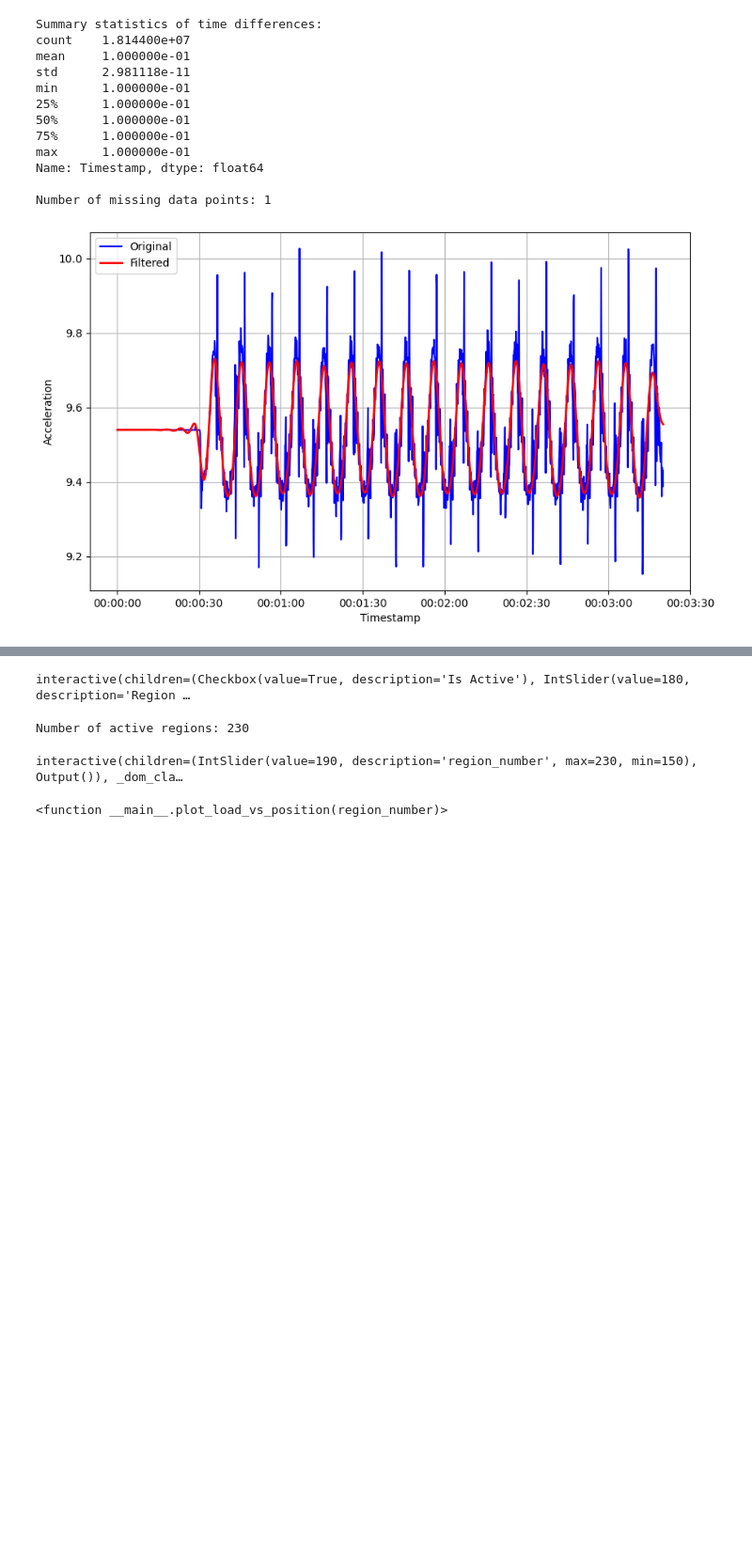
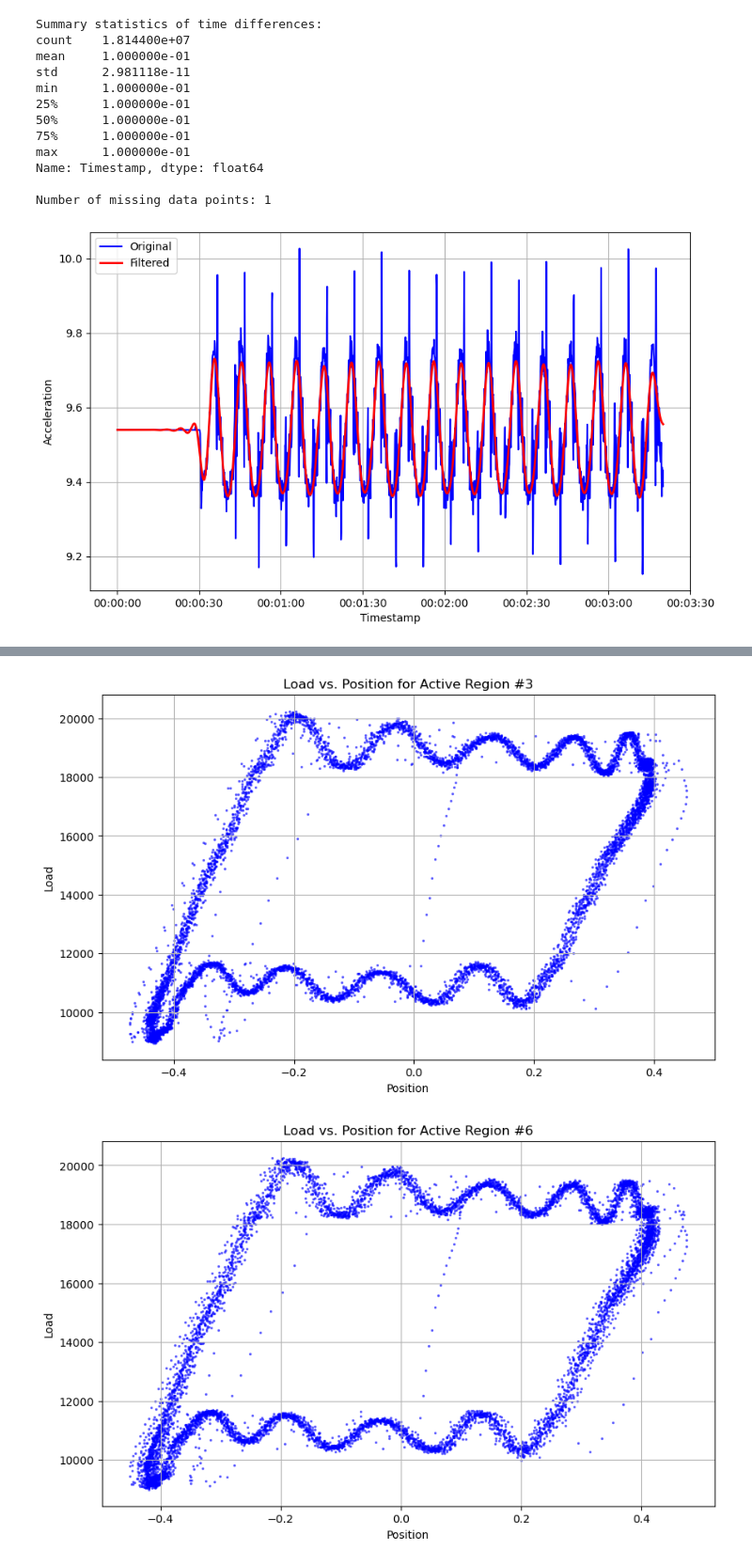
Before and after one commit to khilbert/data-science-projects, a Jupyter notebook: oil-pump-diagnostics.ipynb, the cells around one changed output, grey strips where cells are left out. Shown at 94% size. Cells and saved outputs as stored; diff of their text form; code cells hidden in the pictures; blank space fills up the shorter version.

```diff
--- a/oil-pump-diagnostics.ipynb
+++ b/oil-pump-diagnostics.ipynb
@@ -314,7 +283,8 @@ def accel_to_vel(region_number):
                 filtered_data_bandpass = filtered_data_bandpass[:-1]
 
         # Perform numerical integration to calculate velocity
-        vel = integrate.cumtrapz(filtered_data_bandpass, x=time_in_seconds, initial=0.1)
+        vel = integrate.cumtrapz(filtered_data_bandpass, x=time_in_seconds, initial=0)
+
 
         # Apply high-pass filter to the velocity
         order_hp = 3
@@ -322,16 +292,6 @@ def accel_to_vel(region_number):
         b_hp, a_hp = signal.butter(order_hp, cutoff_frequency_hp, btype='high', analog=False)
         hp_vel = signal.filtfilt(b_hp, a_hp, vel)
 
-#         #Plot filtered velocity over time
-#         plt.figure(figsize=(10, 6))
-#         plt.plot(time_in_seconds, hp_vel, 'g-')
-#         plt.xlim(0,100)
-#         plt.xlabel("Time (seconds)")
-#         plt.ylabel("Filtered Velocity")
-#         plt.title(f'Low-Pass Filtered Numerically Integrated Velocity  for Active Region #{region_number}')
-#         plt.grid(True)
-#         plt.show()
-
         return hp_vel
     else:
         print(f"Region #{region_number} does not exist.")
@@ -349,21 +309,8 @@ def vel_to_pos(region_number):
             else:
                 hp_vel = hp_vel[:-1]
 
-        pos = integrate.cumtrapz(hp_vel, x=time_in_seconds, initial=0)
-        # Calculate the mean value of pos
-        pos_mean = np.mean(pos)
-        # Subtract the mean value from each element of pos
-        pos = pos - pos_mean
-
-#         # Plot position over time
-#         plt.figure(figsize=(10, 6))
-#         plt.plot(time_in_seconds, pos, 'b-')
-#         plt.xlabel("Time (seconds)")
-#         plt.xlim(0,100)
-#         plt.ylabel("Position")
-#         plt.title(f"Position vs. Time for Active Region #{region_number}")
-#         plt.grid(True)
-#         plt.show()
+        # Perform numerical integration to calculate position
+        pos = integrate.cumtrapz(hp_vel, x=time_in_seconds, initial=0.1)
 
         return pos
     else:
@@ -409,12 +319,9 @@ vel_to_pos_plot(10)
 # %%
-buff = 0.05
-
 def plot_load_vs_position(region_number):
-
     if region_number <= len(active_regions):
         start_index, end_index = active_regions[region_number - 1]
         region_length = end_index - start_index
-        buffer = int(buff * region_length)
+        buffer = int(buff * region_length)  # 5% buffer
         buffered_start_index = start_index + buffer
         buffered_end_index = end_index - buffer
 
@@ -427,8 +334,6 @@ def plot_load_vs_position(region_number):
         drop_number = 1
         positions = positions[drop_number:-drop_number]
         loads = loads[drop_number:-drop_number]
-#         positions = positions[-500:]
-#         loads = loads[-500:]
 
         # Create scatter plot
         plt.figure(figsize=(10, 6))
@@ -436,34 +341,15 @@ def plot_load_vs_position(region_number):
         plt.xlabel("Position")
         plt.ylabel("Load")
         plt.title("Load vs. Position")
-        plt.title(f"Surface Card of Load vs. Position for Active Region #{region_number}")
+        plt.title(f"Load vs. Position for Active Region #{region_number}")
         plt.grid(True)
         plt.show()
-
     else:
         print(f"Region #{region_number} does not exist.")
-# %%
-# region_number_widget = widgets.IntSlider(min=130, max=150, description='Region Number', value=1)
-# is_active_widget = widgets.Checkbox(value=True, description='Is Active')
-# output = widgets.interactive(plot_region, region_number=region_number_widget, is_active=is_active_widget)
-# display(output)
-
-# Define widgets
-region_number_widget = widgets.IntSlider(min=180, max=210, description='Region Number', value=1)
-is_active_widget = widgets.Checkbox(value=True, description='Is Active')
-leftzoom_widget = widgets.FloatSlider(min=0, max=0.95, step=0.05, description='Left Zoom', value=0.7)
-# Create interactive output
-output = widgets.interactive(plot_region, is_active=is_active_widget, region_number=region_number_widget, leftzoom=leftzoom_widget)
-display(output)
-# %% [output]
-interactive(children=(Checkbox(value=True, description='Is Active'), IntSlider(value=180, description='Region …
-# %%
-# Interface that outputs plots of load vs. position for all of the identified active regions
-# Can quickly survey surface pump conditions to get a sense of the variation of the cards
-
-print("Number of active regions:", len(active_regions))
-widgets.interact(plot_load_vs_position, region_number=(150,230))
-# %% [output]
-Number of active regions: 230
-interactive(children=(IntSlider(value=190, description='region_number', max=230, min=150), Output()), _dom_cla…
-<function __main__.plot_load_vs_position(region_number)>
+# %%
+plot_load_vs_position(3)
+plot_load_vs_position(6)
+plot_load_vs_position(10)
+# %% [output]
+[figure, added]
+[figure, added]
```
Also changed, not shown: parts of 12 cells of this notebook.
